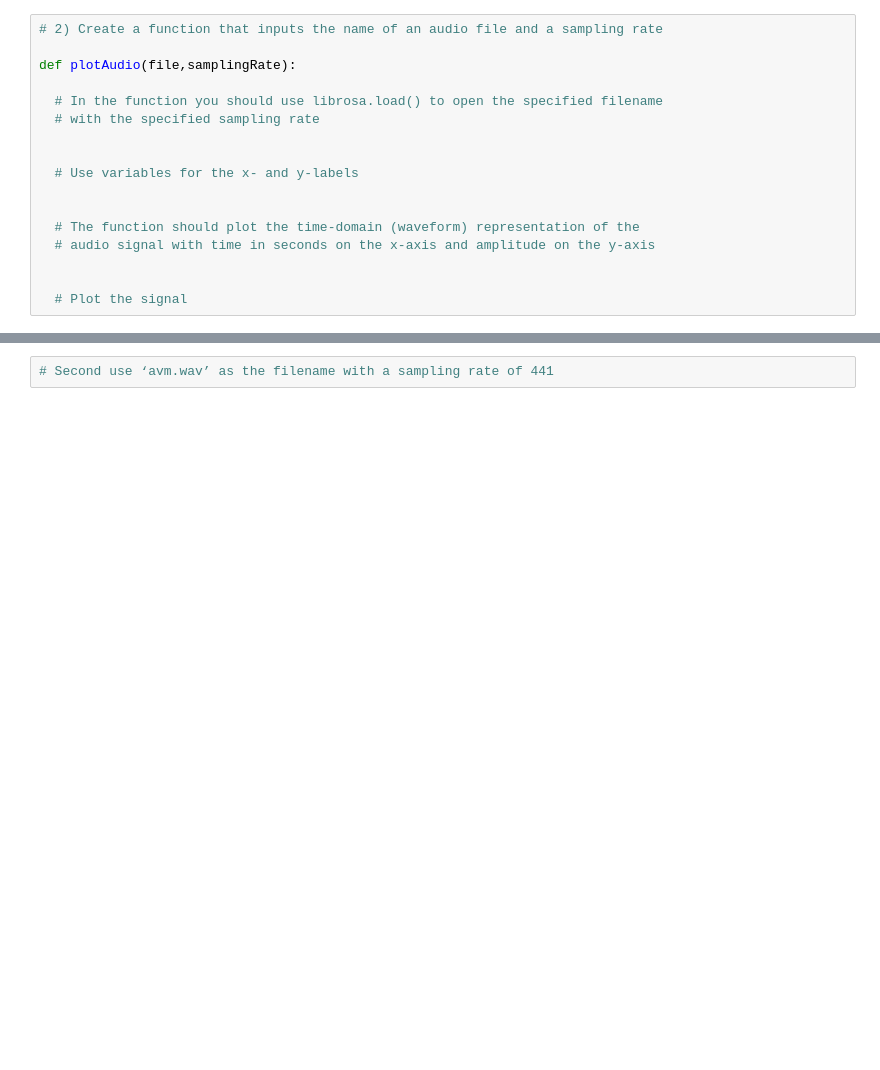
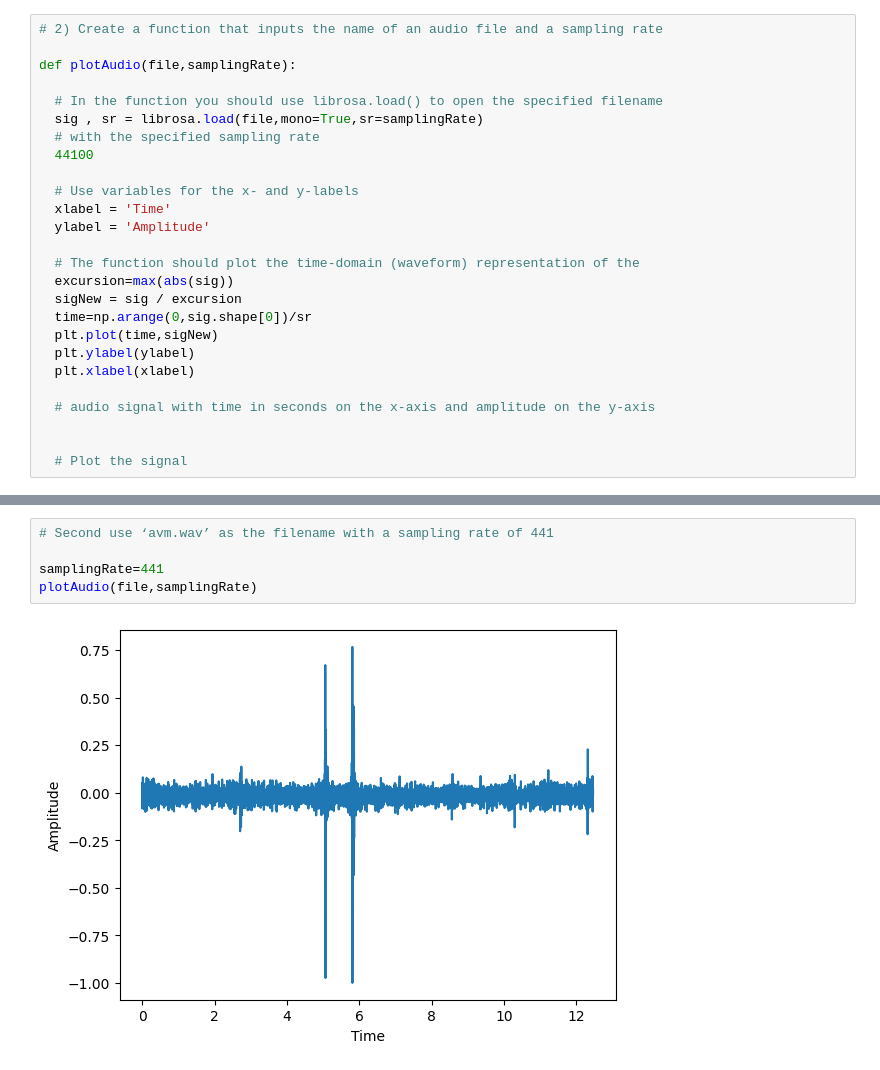
Before and after one commit to Jlyo-why/Labassign_1, a Jupyter notebook: assignments/labAssignment1.ipynb, the cells around one changed output, grey strips where cells are left out. Drawn from its saved outputs; the diff is of its cells as text; blank space fills up the shorter version.

```diff
--- a/assignments/labAssignment1.ipynb
+++ b/assignments/labAssignment1.ipynb
@@ -17,13 +26,22 @@
 def plotAudio(file,samplingRate):
 
   # In the function you should use librosa.load() to open the specified filename
+  sig , sr = librosa.load(file,mono=True,sr=samplingRate)
   # with the specified sampling rate
-
+  44100
 
   # Use variables for the x- and y-labels
-
+  xlabel = 'Time'
+  ylabel = 'Amplitude'
 
   # The function should plot the time-domain (waveform) representation of the
+  excursion=max(abs(sig))
+  sigNew = sig / excursion
+  time=np.arange(0,sig.shape[0])/sr
+  plt.plot(time,sigNew)
+  plt.ylabel(ylabel)
+  plt.xlabel(xlabel)
+
   # audio signal with time in seconds on the x-axis and amplitude on the y-axis
 
 
@@ -38,2 +58,7 @@ plotAudio(file,samplingRate)
 # %%
 # Second use ‘avm.wav’ as the filename with a sampling rate of 441
+
+samplingRate=441
+plotAudio(file,samplingRate)
+# %% [output]
+[figure, added]
```
Also changed, not shown: parts of 2 cells of this notebook.
